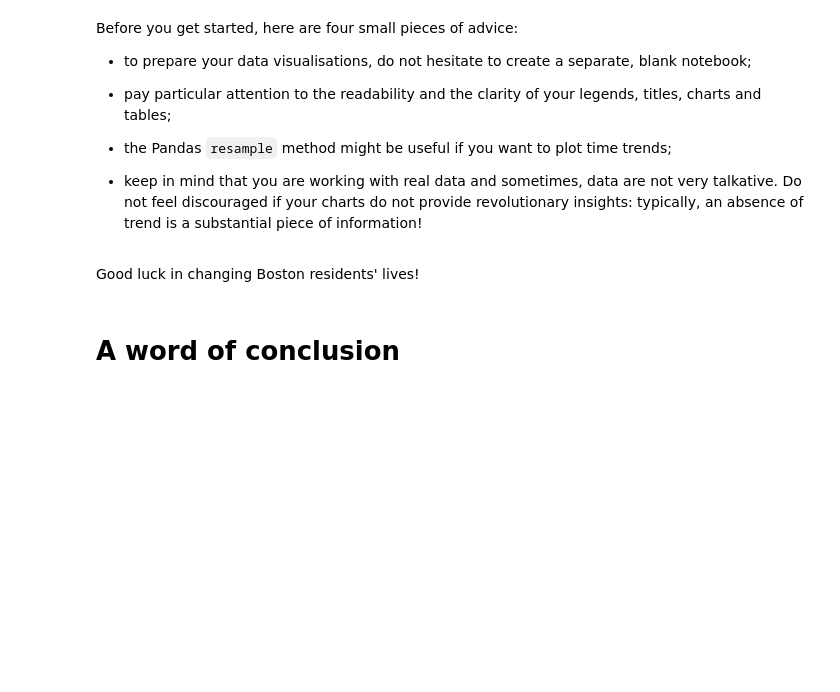
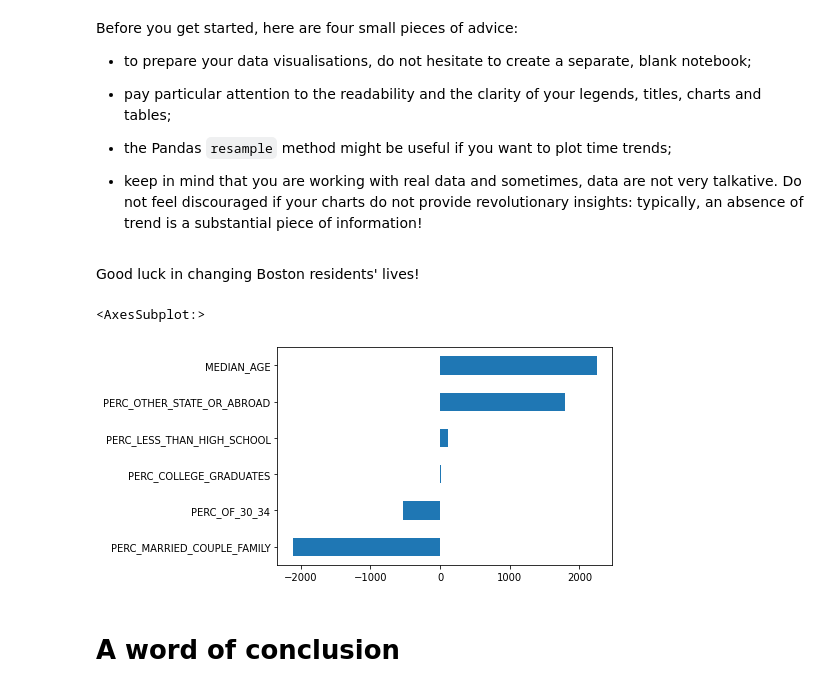
Before and after one commit to eangelid/data-certification-exam, a Jupyter notebook: decision_science/boston_crimes.ipynb, the cells around one changed output. Drawn from its saved outputs; the diff is of its cells as text; code cells hidden in the pictures; blank space fills up the shorter version.

```diff
--- a/decision_science/boston_crimes.ipynb
+++ b/decision_science/boston_crimes.ipynb
@@ -523,6 +554,11 @@ Before you get started, here are four small pieces of advice:
 - keep in mind that you are working with real data and sometimes, data are not very talkative. Do not feel discouraged if your charts do not provide revolutionary insights: typically, an absence of trend is a substantial piece of information!
 # %% [markdown]
 Good luck in changing Boston residents' lives!
+# %%
+model.params[1:].sort_values().plot(kind='barh')
+# %% [output]
+<AxesSubplot:>
+[figure, added]
 # %% [markdown]
 # A word of conclusion
 # %% [markdown]
```
Also changed, not shown: parts of 9 cells of this notebook, 8 other files.
